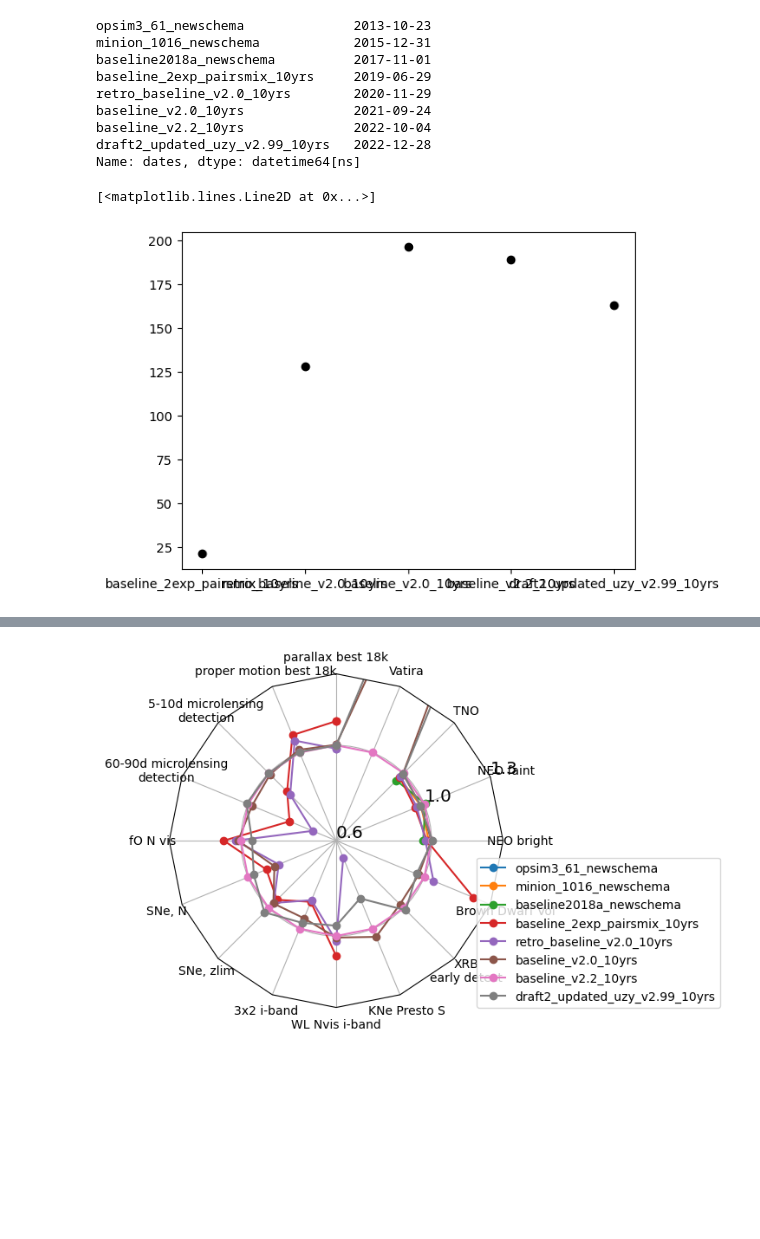
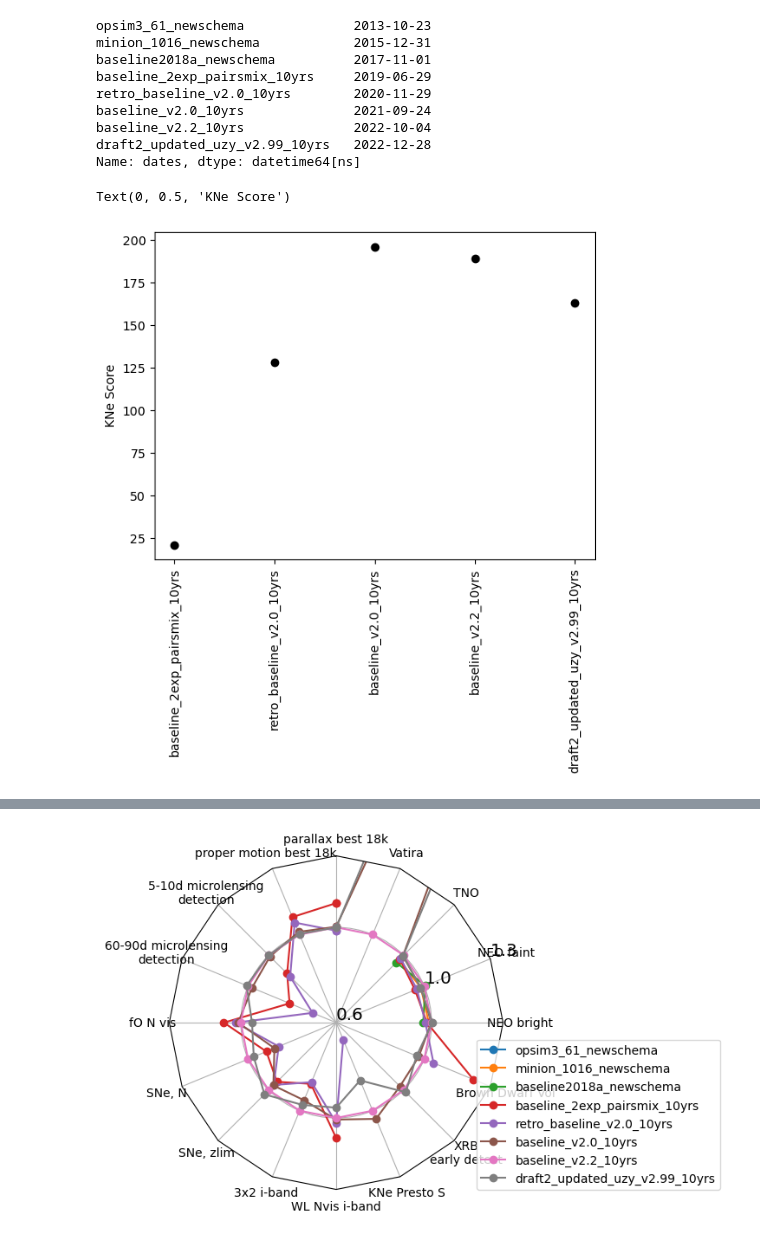
Before and after one commit to yoachim/23_Scratch, a Jupyter notebook: sched_over_time/quick_look.ipynb, the cells around one changed output, grey strips where cells are left out. Cells and saved outputs as stored; diff of their text form; code cells hidden in the pictures; blank space fills up the shorter version.

```diff
--- a/sched_over_time/quick_look.ipynb
+++ b/sched_over_time/quick_look.ipynb
@@ -176,7 +176,11 @@ baseline_v2.2_10yrs              2022-10-04
 draft2_updated_uzy_v2.99_10yrs   2022-12-28
 Name: dates, dtype: datetime64[ns]
 # %%
-plt.plot(data['KNe Presto S'], 'ko')
+fig, ax = plt.subplots()
+
+ax.plot(data['KNe Presto S'], 'ko')
+ax.set_xticklabels(data.index, rotation = 90)
+ax.set_ylabel('KNe Score')
 # %% [output]
-[<matplotlib.lines.Line2D at 0x...>]
+Text(0, 0.5, 'KNe Score')
-[figure, old version]
+[figure, new version]
```
Also changed, not shown: parts of 1 cell of this notebook, 1 other file.
